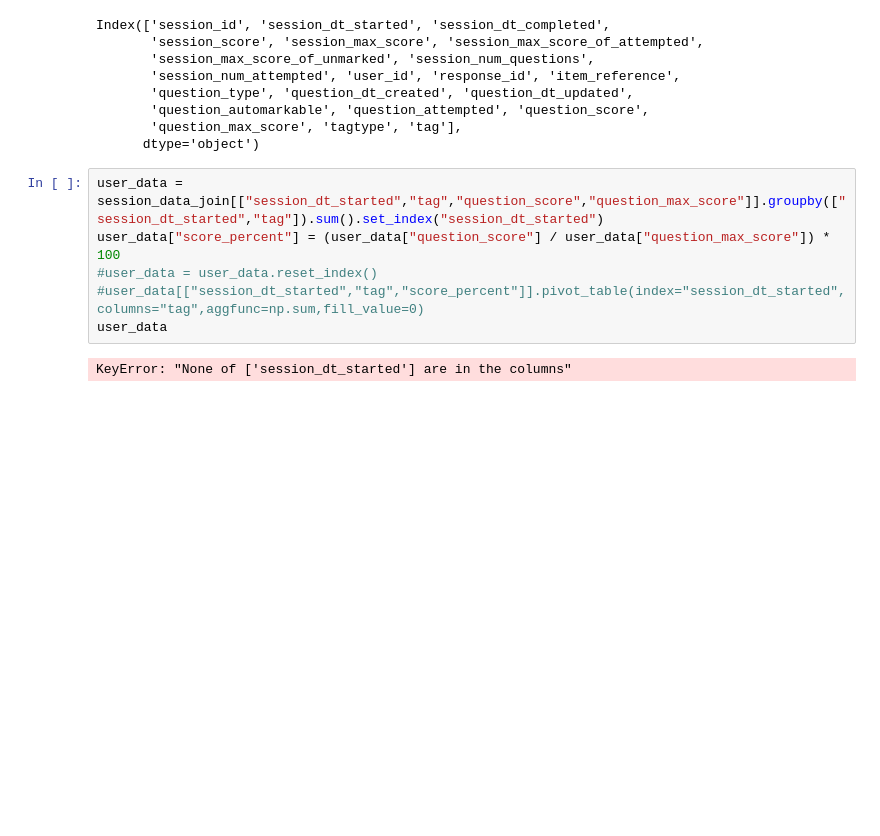
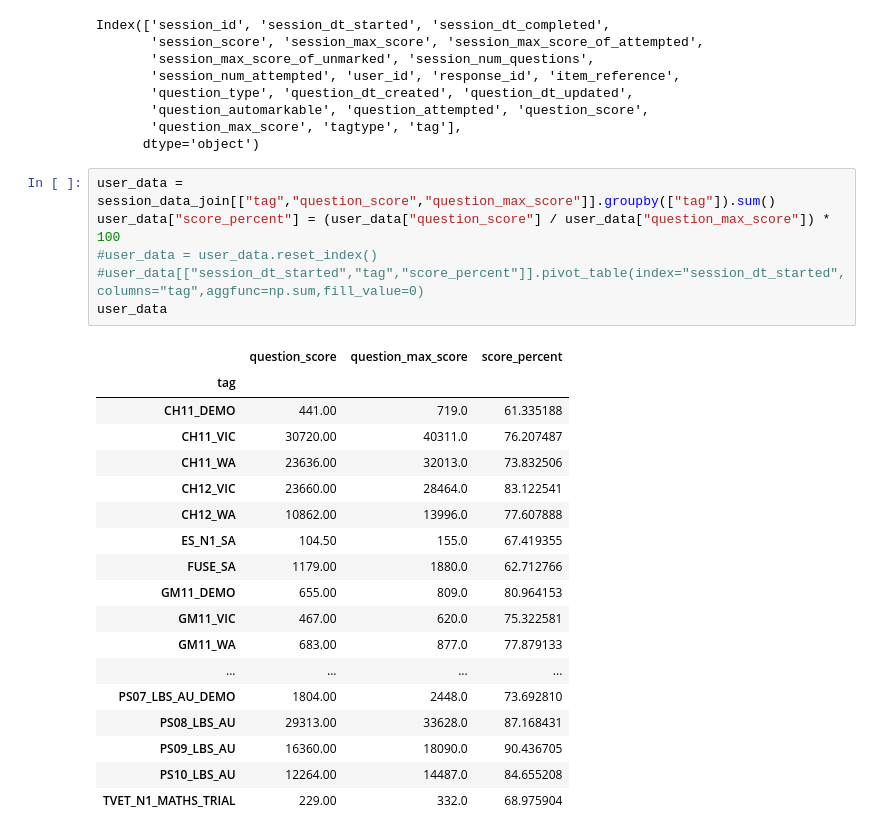
Before and after one commit to skjoshi267/Learnosity, a Jupyter notebook: demo.ipynb, the cells around one changed output. Cells and saved outputs as stored; diff of their text form; blank space fills up the shorter version.

```diff
--- a/demo.ipynb
+++ b/demo.ipynb
@@ -289,10 +289,27 @@ Index(['session_id', 'session_dt_started', 'session_dt_completed',
        'question_max_score', 'tagtype', 'tag'],
       dtype='object')
 # %%
-user_data = session_data_join[["session_dt_started","tag","question_score","question_max_score"]].groupby(["session_dt_started","tag"]).sum().set_index("session_dt_started")
+user_data = session_data_join[["tag","question_score","question_max_score"]].groupby(["tag"]).sum()
 user_data["score_percent"] = (user_data["question_score"] / user_data["question_max_score"]) * 100
 #user_data = user_data.reset_index()
 #user_data[["session_dt_started","tag","score_percent"]].pivot_table(index="session_dt_started",columns="tag",aggfunc=np.sum,fill_value=0)
 user_data
 # %% [output]
-KeyError: "None of ['session_dt_started'] are in the columns"
+|  | question_score | question_max_score | score_percent |
+| tag |  |  |  |
+| CH11_DEMO | 441.00 | 719.0 | 61.335188 |
+| CH11_VIC | 30720.00 | 40311.0 | 76.207487 |
+| CH11_WA | 23636.00 | 32013.0 | 73.832506 |
+| CH12_VIC | 23660.00 | 28464.0 | 83.122541 |
+| CH12_WA | 10862.00 | 13996.0 | 77.607888 |
+| ES_N1_SA | 104.50 | 155.0 | 67.419355 |
+| FUSE_SA | 1179.00 | 1880.0 | 62.712766 |
+| GM11_DEMO | 655.00 | 809.0 | 80.964153 |
+| GM11_VIC | 467.00 | 620.0 | 75.322581 |
+| GM11_WA | 683.00 | 877.0 | 77.879133 |
+| ... | ... | ... | ... |
+| PS07_LBS_AU_DEMO | 1804.00 | 2448.0 | 73.692810 |
+| PS08_LBS_AU | 29313.00 | 33628.0 | 87.168431 |
+| PS09_LBS_AU | 16360.00 | 18090.0 | 90.436705 |
+| PS10_LBS_AU | 12264.00 | 14487.0 | 84.655208 |
+| TVET_N1_MATHS_TRIAL | 229.00 | 332.0 | 68.975904 |
```
Also changed, not shown: parts of 1 cell of this notebook.
